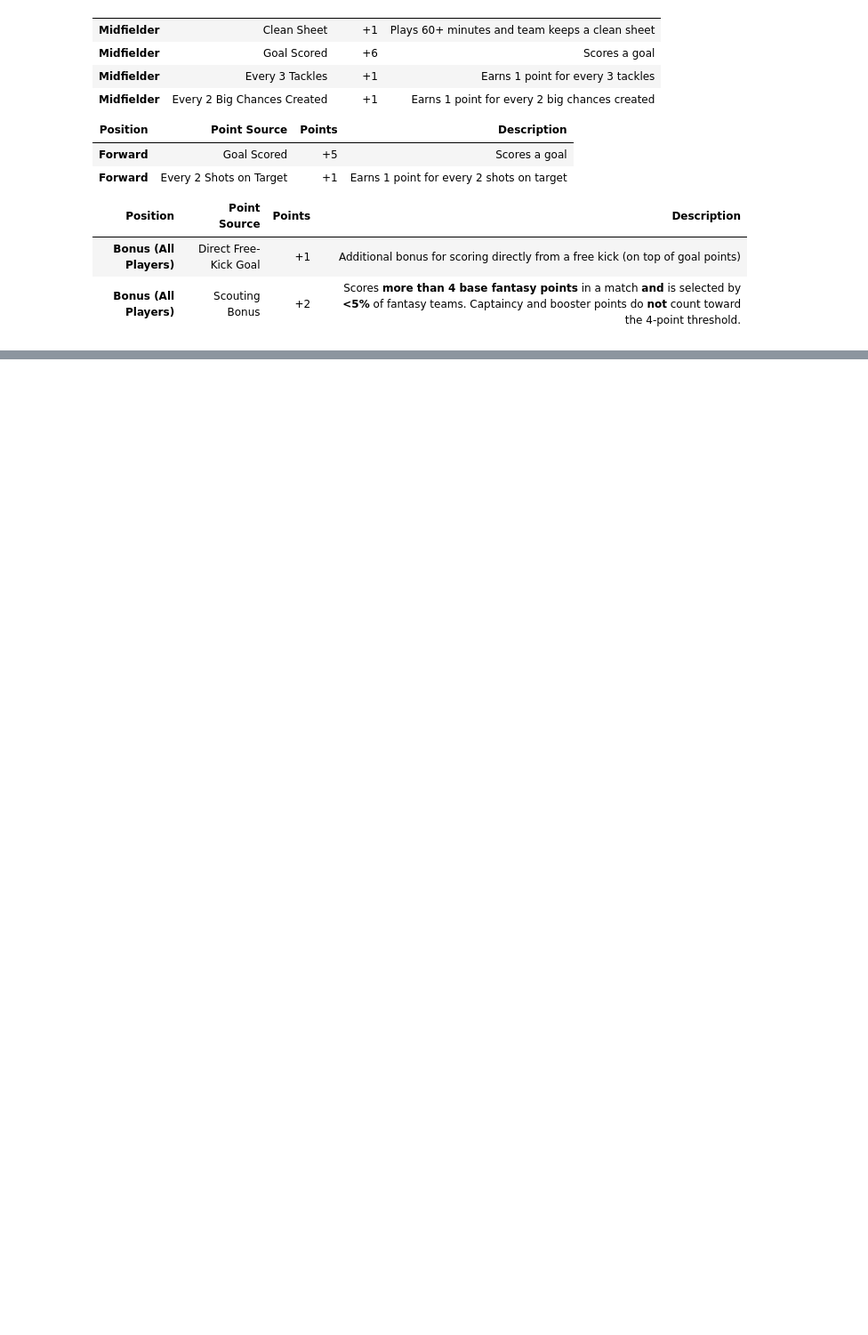
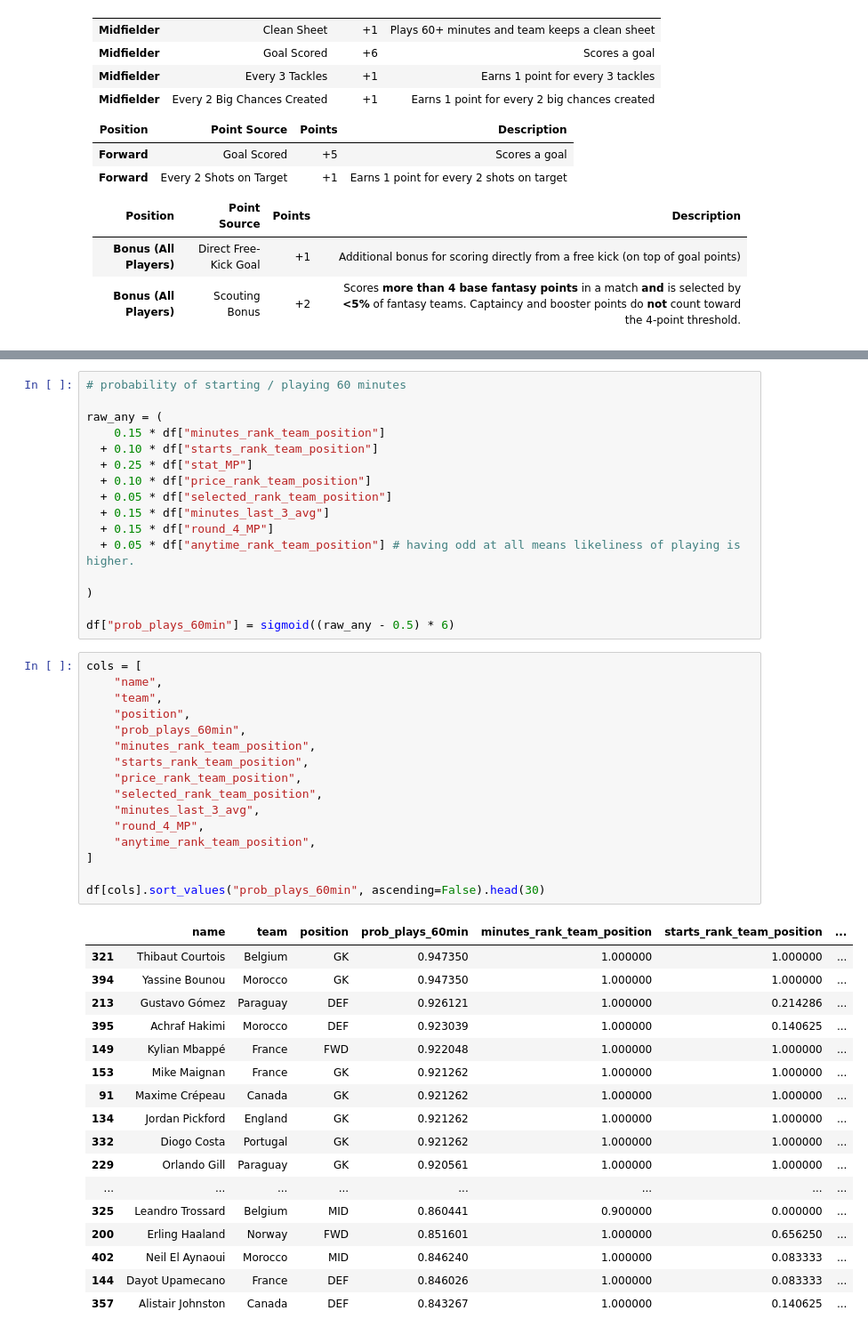
Before and after one commit to pedrosalgado22/Fantasy2026, a Jupyter notebook: algorithm.ipynb, the cells around one changed output, grey strips where cells are left out. Shown at 89% size. Drawn from its saved outputs; the diff is of its cells as text; blank space fills up the shorter version.

```diff
--- a/algorithm.ipynb
+++ b/algorithm.ipynb
@@ -48,0 +337,50 @@ positive predictors for minutes played : if status == "playing" - price ( higher
+# %%
+# probability of starting / playing 60 minutes
+
+raw_any = (
+    0.15 * df["minutes_rank_team_position"]
+  + 0.10 * df["starts_rank_team_position"]
+  + 0.25 * df["stat_MP"]
+  + 0.10 * df["price_rank_team_position"]
+  + 0.05 * df["selected_rank_team_position"]
+  + 0.15 * df["minutes_last_3_avg"]
+  + 0.15 * df["round_4_MP"]
+  + 0.05 * df["anytime_rank_team_position"] # having odd at all means likeliness of playing is higher.
+
+)
+
+df["prob_plays_60min"] = sigmoid((raw_any - 0.5) * 6)
+# %%
+cols = [
+    "name",
+    "team",
+    "position",
+    "prob_plays_60min",
+    "minutes_rank_team_position",
+    "starts_rank_team_position",
+    "price_rank_team_position",
+    "selected_rank_team_position",
+    "minutes_last_3_avg",
+    "round_4_MP",
+    "anytime_rank_team_position",
+]
+
+df[cols].sort_values("prob_plays_60min", ascending=False).head(30)
+# %% [output]
+|  | name | team | position | prob_plays_60min | minutes_rank_team_position | starts_rank_team_position | ... |
+| 321 | Thibaut Courtois | Belgium | GK | 0.947350 | 1.000000 | 1.000000 | ... |
+| 394 | Yassine Bounou | Morocco | GK | 0.947350 | 1.000000 | 1.000000 | ... |
+| 213 | Gustavo Gómez | Paraguay | DEF | 0.926121 | 1.000000 | 0.214286 | ... |
+| 395 | Achraf Hakimi | Morocco | DEF | 0.923039 | 1.000000 | 0.140625 | ... |
+| 149 | Kylian Mbappé | France | FWD | 0.922048 | 1.000000 | 1.000000 | ... |
+| 153 | Mike Maignan | France | GK | 0.921262 | 1.000000 | 1.000000 | ... |
+| 91 | Maxime Crépeau | Canada | GK | 0.921262 | 1.000000 | 1.000000 | ... |
+| 134 | Jordan Pickford | England | GK | 0.921262 | 1.000000 | 1.000000 | ... |
+| 332 | Diogo Costa | Portugal | GK | 0.921262 | 1.000000 | 1.000000 | ... |
+| 229 | Orlando Gill | Paraguay | GK | 0.920561 | 1.000000 | 1.000000 | ... |
+| ... | ... | ... | ... | ... | ... | ... | ... |
+| 325 | Leandro Trossard | Belgium | MID | 0.860441 | 0.900000 | 0.000000 | ... |
+| 200 | Erling Haaland | Norway | FWD | 0.851601 | 1.000000 | 0.656250 | ... |
+| 402 | Neil El Aynaoui | Morocco | MID | 0.846240 | 1.000000 | 0.083333 | ... |
+| 144 | Dayot Upamecano | France | DEF | 0.846026 | 1.000000 | 0.083333 | ... |
+| 357 | Alistair Johnston | Canada | DEF | 0.843267 | 1.000000 | 0.140625 | ... |
```
Also changed, not shown: parts of 13 cells of this notebook, 8 other files.
